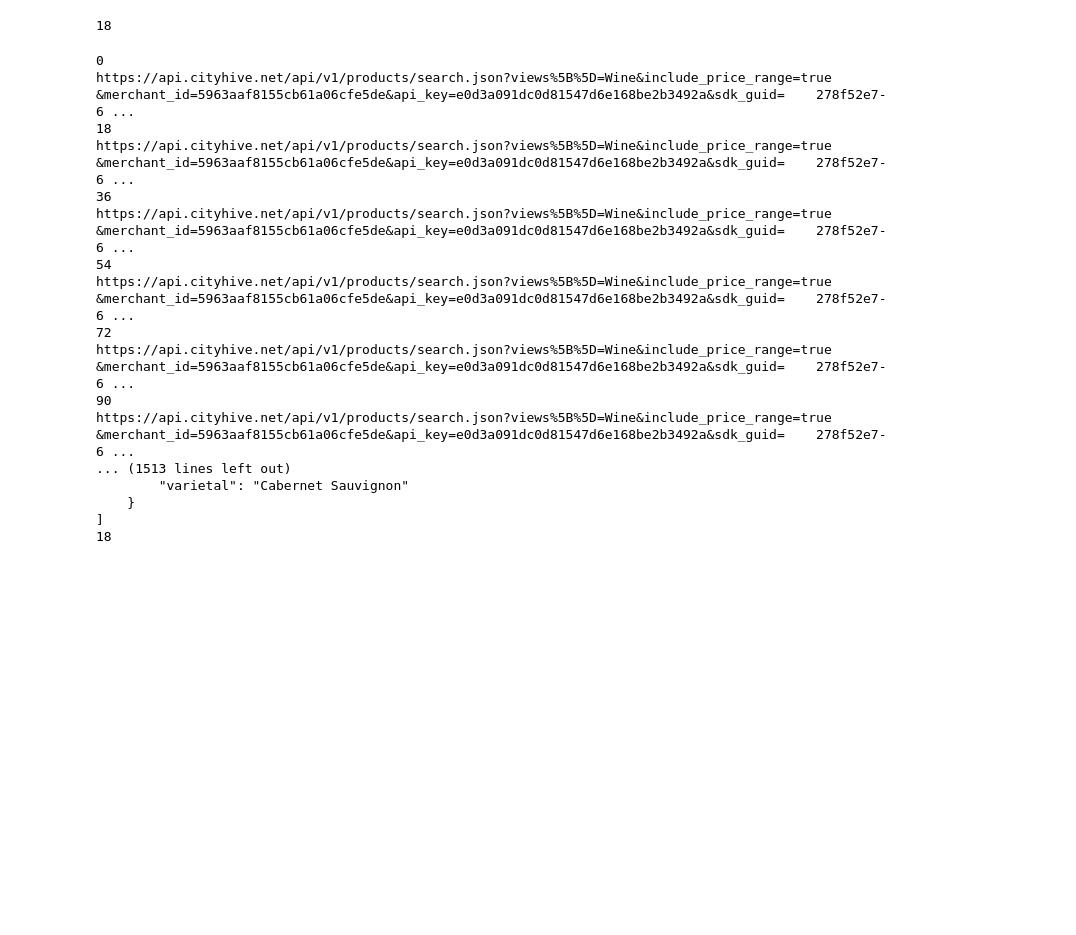
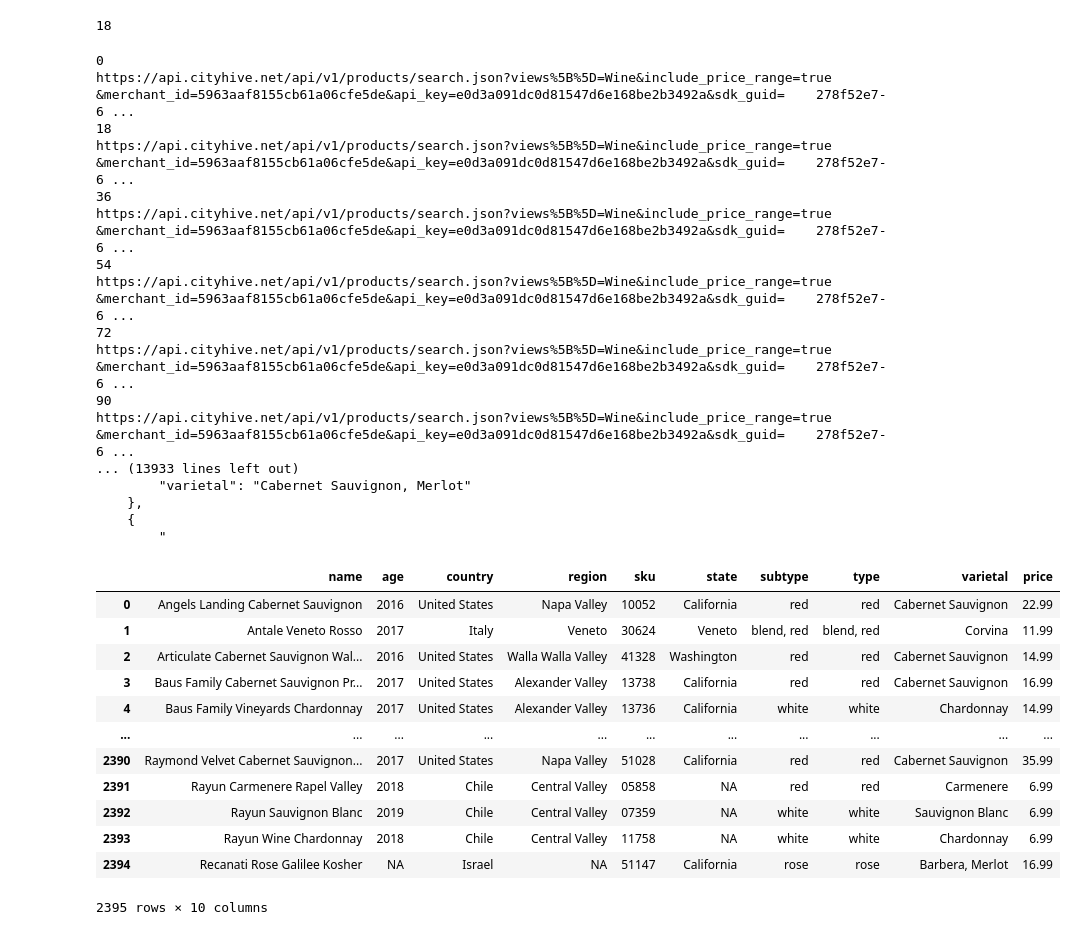
Before and after one commit to MersedehSP/Wine_ETL, a Jupyter notebook: Brian_garyswine_json.ipynb, the cells around one changed output. Drawn from its saved outputs; the diff is of its cells as text; code cells hidden in the pictures; blank space fills up the shorter version.

Commit message:
succesfully scraping of all pages in garys wine

```diff
--- a/Brian_garyswine_json.ipynb
+++ b/Brian_garyswine_json.ipynb
@@ -141,8 +143,9 @@ unit = str(0)
 real_data=[]
 
 
-for x in range(1,8):
+for x in range(1,134):
     print(unit)
+    time.sleep(5)
     url = f"https://api.cityhive.net/api/v1/products/search.json?views%5B%5D=Wine&include_price_range=true\
     &merchant_id=5963aaf8155cb61a06cfe5de&api_key=e0d3a091dc0d81547d6e168be2b3492a&sdk_guid=\
     278f52e7-6514-13f6-5eb8-9401c380c300&skip={unit}&limit=18&new_style=true"
@@ -217,7 +220,7 @@ print(json.dumps(real_data, indent=4, sort_keys=True))
 
 
 
-print(len(names2))
+print(len(real_data))
 # %% [output]
 0
 https://api.cityhive.net/api/v1/products/search.json?views%5B%5D=Wine&include_price_range=true    &merchant_id=5963aaf8155cb61a06cfe5de&api_key=e0d3a091dc0d81547d6e168be2b3492a&sdk_guid=    278f52e7-6 ...
@@ -231,8 +234,29 @@ https://api.cityhive.net/api/v1/products/search.json?views%5B%5D=Wine&include_pr
 https://api.cityhive.net/api/v1/products/search.json?views%5B%5D=Wine&include_price_range=true    &merchant_id=5963aaf8155cb61a06cfe5de&api_key=e0d3a091dc0d81547d6e168be2b3492a&sdk_guid=    278f52e7-6 ...
 90
 https://api.cityhive.net/api/v1/products/search.json?views%5B%5D=Wine&include_price_range=true    &merchant_id=5963aaf8155cb61a06cfe5de&api_key=e0d3a091dc0d81547d6e168be2b3492a&sdk_guid=    278f52e7-6 ...
-... (1513 lines left out)
-        "varietal": "Cabernet Sauvignon"
-    }
-]
-18
+... (13933 lines left out)
+        "varietal": "Cabernet Sauvignon, Merlot"
+    },
+    {
+        "
+# %%
+
+#df = pd.DataFrame(list(real_data[0].items()),columns = ['age','country', 'name', 'price','region','sku', 'state','subtype', 'type', 'varietal'])
+#print(df)
+df = pd.DataFrame(real_data)
+
+display(df)
+# %% [output]
+|  | name | age | country | region | sku | state | subtype | type | varietal | price |
+| 0 | Angels Landing Cabernet Sauvignon | 2016 | United States | Napa Valley | 10052 | California | red | red | Cabernet Sauvignon | 22.99 |
+| 1 | Antale Veneto Rosso | 2017 | Italy | Veneto | 30624 | Veneto | blend, red | blend, red | Corvina | 11.99 |
+| 2 | Articulate Cabernet Sauvignon Wal... | 2016 | United States | Walla Walla Valley | 41328 | Washington | red | red | Cabernet Sauvignon | 14.99 |
+| 3 | Baus Family Cabernet Sauvignon Pr... | 2017 | United States | Alexander Valley | 13738 | California | red | red | Cabernet Sauvignon | 16.99 |
+| 4 | Baus Family Vineyards Chardonnay | 2017 | United States | Alexander Valley | 13736 | California | white | white | Chardonnay | 14.99 |
+| ... | ... | ... | ... | ... | ... | ... | ... | ... | ... | ... |
+| 2390 | Raymond Velvet Cabernet Sauvignon... | 2017 | United States | Napa Valley | 51028 | California | red | red | Cabernet Sauvignon | 35.99 |
+| 2391 | Rayun Carmenere Rapel Valley | 2018 | Chile | Central Valley | 05858 | NA | red | red | Carmenere | 6.99 |
+| 2392 | Rayun Sauvignon Blanc | 2019 | Chile | Central Valley | 07359 | NA | white | white | Sauvignon Blanc | 6.99 |
+| 2393 | Rayun Wine Chardonnay | 2018 | Chile | Central Valley | 11758 | NA | white | white | Chardonnay | 6.99 |
+| 2394 | Recanati Rose Galilee Kosher | NA | Israel | NA | 51147 | California | rose | rose | Barbera, Merlot | 16.99 |
+2395 rows × 10 columns
```
Also changed, not shown: parts of 1 cell of this notebook.
